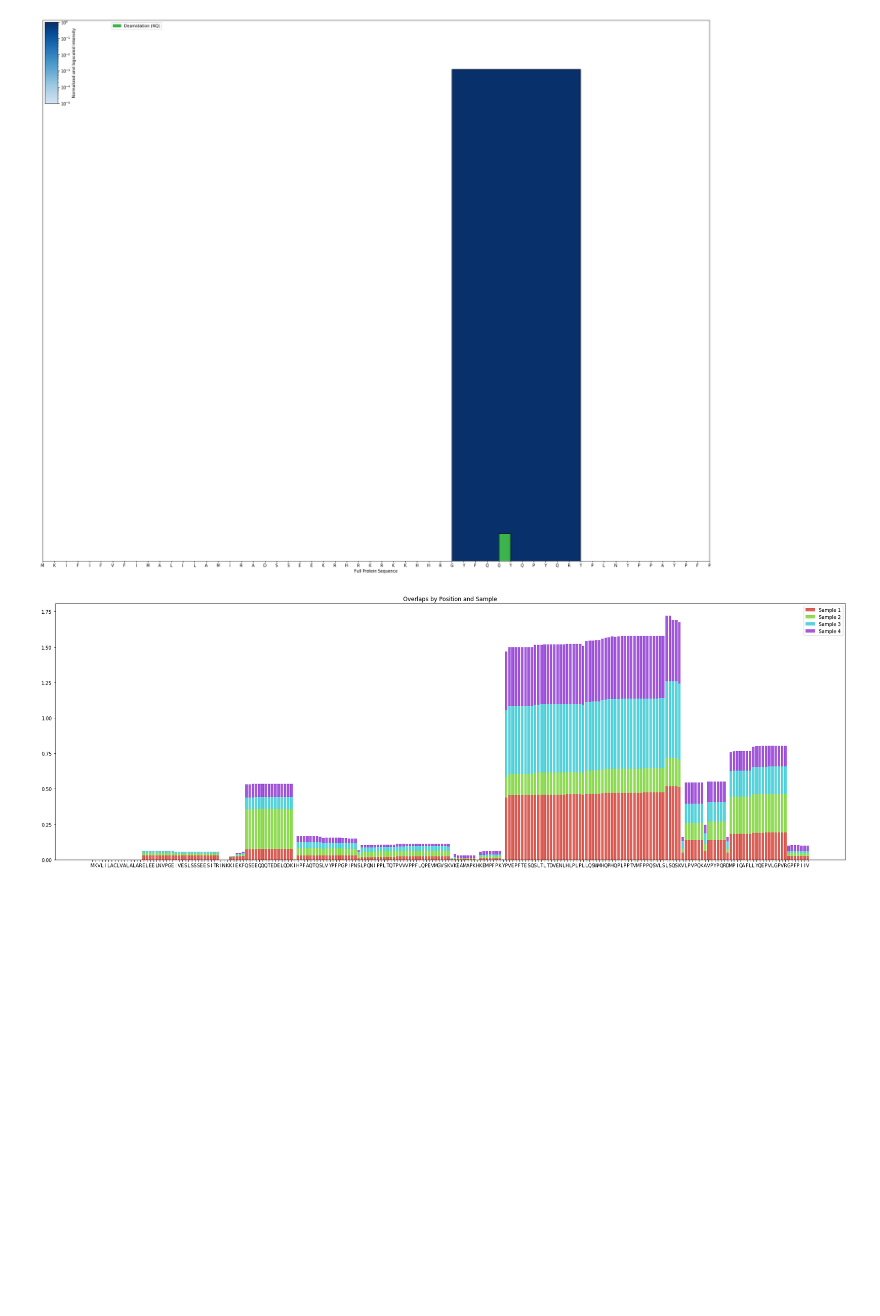
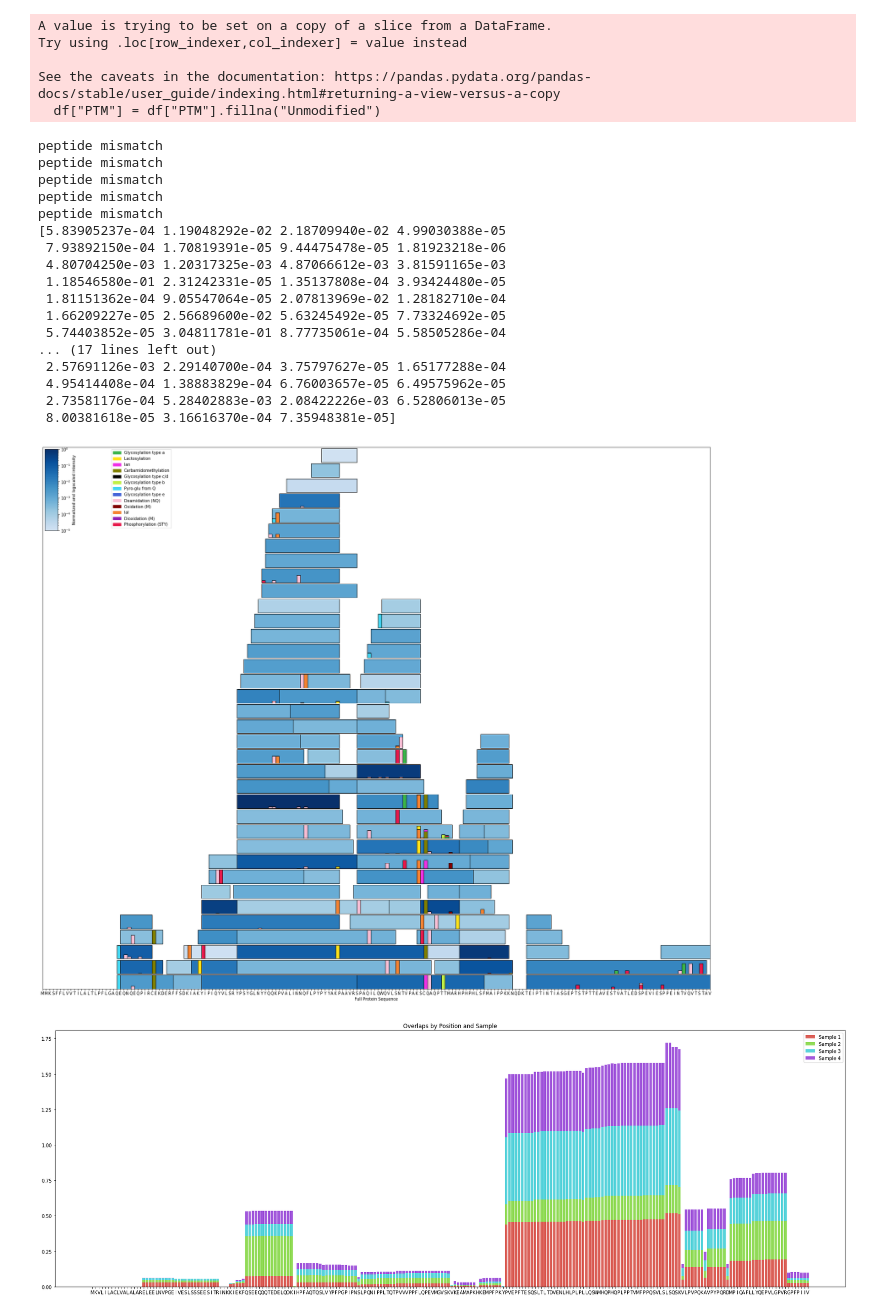
Before and after one commit to Munklinde96/Data_Visualization, a Jupyter notebook: viz7.ipynb, the cells around one changed output. Drawn from its saved outputs; the diff is of its cells as text; code cells hidden in the pictures; blank space fills up the shorter version.

```diff
--- a/viz7.ipynb
+++ b/viz7.ipynb
@@ -1,20 +1,42 @@
 # %%
 from refactored_utils import get_and_prepare_data
 from segment_plot import create_and_plot_segment_plot
 from sample_heatmap import create_and_plot_sample_heatmap
 from overlap_plots import create_and_plot_overlap_plot, create_and_plot_overlap_heat_map_and_gradient_heatmap
 
 # df = get_and_prepare_data(data_path='protein-peptides.csv')
 df = get_and_prepare_data(data_path='UHT milk P036.csv')
 
 # create_and_plot_segment_plot(df, spacing = 0.2, color_scale ='Blues', is_log_scaled=True, start_end_indices=(16, 40), is_stacked=False)
 # create_and_plot_segment_plot(df, _protein='P80457|XDH_BOVIN', spacing = 0.2, color_scale ='Blues', is_log_scaled=True)
-create_and_plot_segment_plot(df, spacing = 0.2, _protein = "C6KGD7", color_scale ='Blues', is_log_scaled=True)
+create_and_plot_segment_plot(df, spacing = 0.2, _protein = "P02668", color_scale ='Blues', is_log_scaled=True, selected_sample_indices=[1])
 
-# create_and_plot_sample_heatmap(df, _protein='C6KGD7')
+# create_and_plot_sample_heatmap(df, _protein='P02666')
 # create_and_plot_sample_heatmap(df)
 # %% [output]
+A value is trying to be set on a copy of a slice from a DataFrame.
+Try using .loc[row_indexer,col_indexer] = value instead
+
+See the caveats in the documentation: https://pandas.pydata.org/pandas-docs/stable/user_guide/indexing.html#returning-a-view-versus-a-copy
+  df["PTM"] = df["PTM"].fillna("Unmodified")
+peptide mismatch
+peptide mismatch
+peptide mismatch
+peptide mismatch
+peptide mismatch
+[5.83905237e-04 1.19048292e-02 2.18709940e-02 4.99030388e-05
+ 7.93892150e-04 1.70819391e-05 9.44475478e-05 1.81923218e-06
+ 4.80704250e-03 1.20317325e-03 4.87066612e-03 3.81591165e-03
+ 1.18546580e-01 2.31242331e-05 1.35137808e-04 3.93424480e-05
+ 1.81151362e-04 9.05547064e-05 2.07813969e-02 1.28182710e-04
+ 1.66209227e-05 2.56689600e-02 5.63245492e-05 7.73324692e-05
+ 5.74403852e-05 3.04811781e-01 8.77735061e-04 5.58505286e-04
+... (17 lines left out)
+ 2.57691126e-03 2.29140700e-04 3.75797627e-05 1.65177288e-04
+ 4.95414408e-04 1.38883829e-04 6.76003657e-05 6.49575962e-05
+ 2.73581176e-04 5.28402883e-03 2.08422226e-03 6.52806013e-05
+ 8.00381618e-05 3.16616370e-04 7.35948381e-05]
-[figure, old version]
+[figure, new version]
 # %%
 create_and_plot_overlap_plot(df)
 # %% [output]
```
Also changed, not shown: 4 other files.
